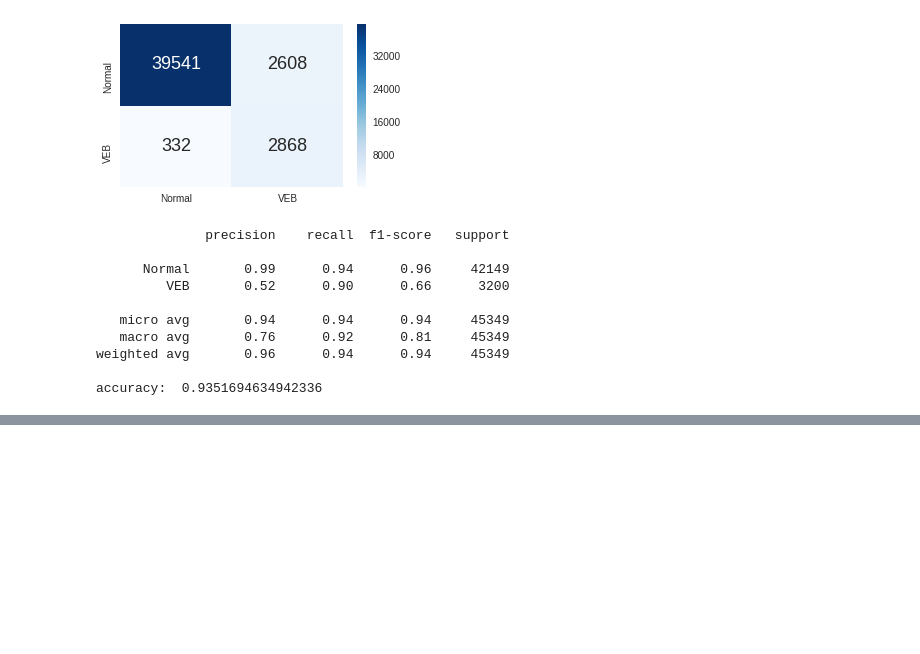
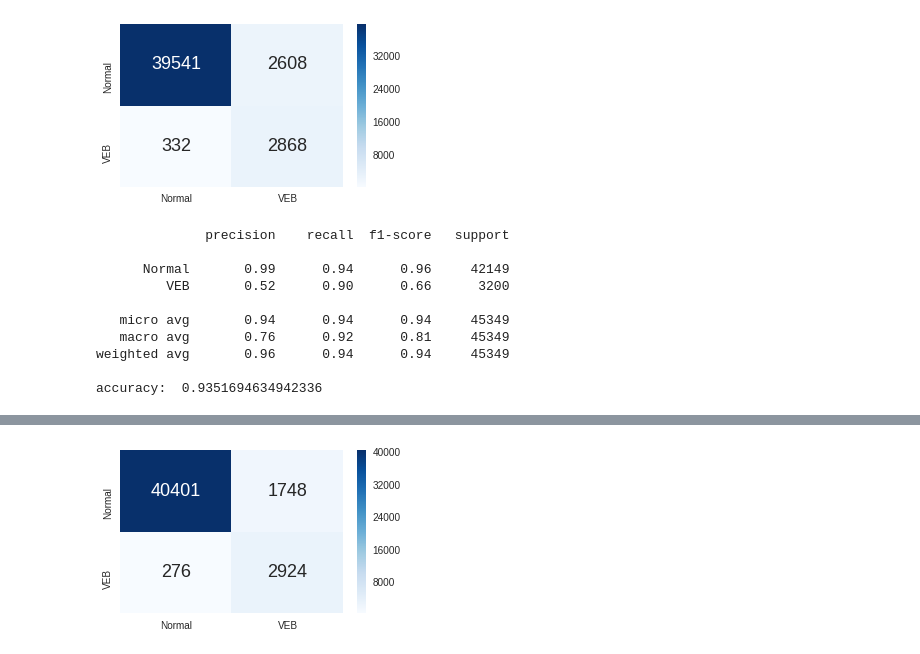
Before and after one commit to nomotoT/Python_Lesson, a Jupyter notebook: メディカルAI第8章心電図.ipynb, the cells around one changed output, grey strips where cells are left out. Saved outputs shown, nothing was run; the diff lists cells and outputs as text; code cells hidden in the pictures; blank space fills up the shorter version.

```diff
--- a/メディカルAI第8章心電図.ipynb
+++ b/メディカルAI第8章心電図.ipynb
@@ -657,0 +920,5 @@ accuracy:  0.9351694634942336
+# %%
+
+print_confusion_matrix(y_true_test, y_pred_test)
+# %% [output]
+[figure, added]
```
Also changed, not shown: parts of 31 cells of this notebook.
